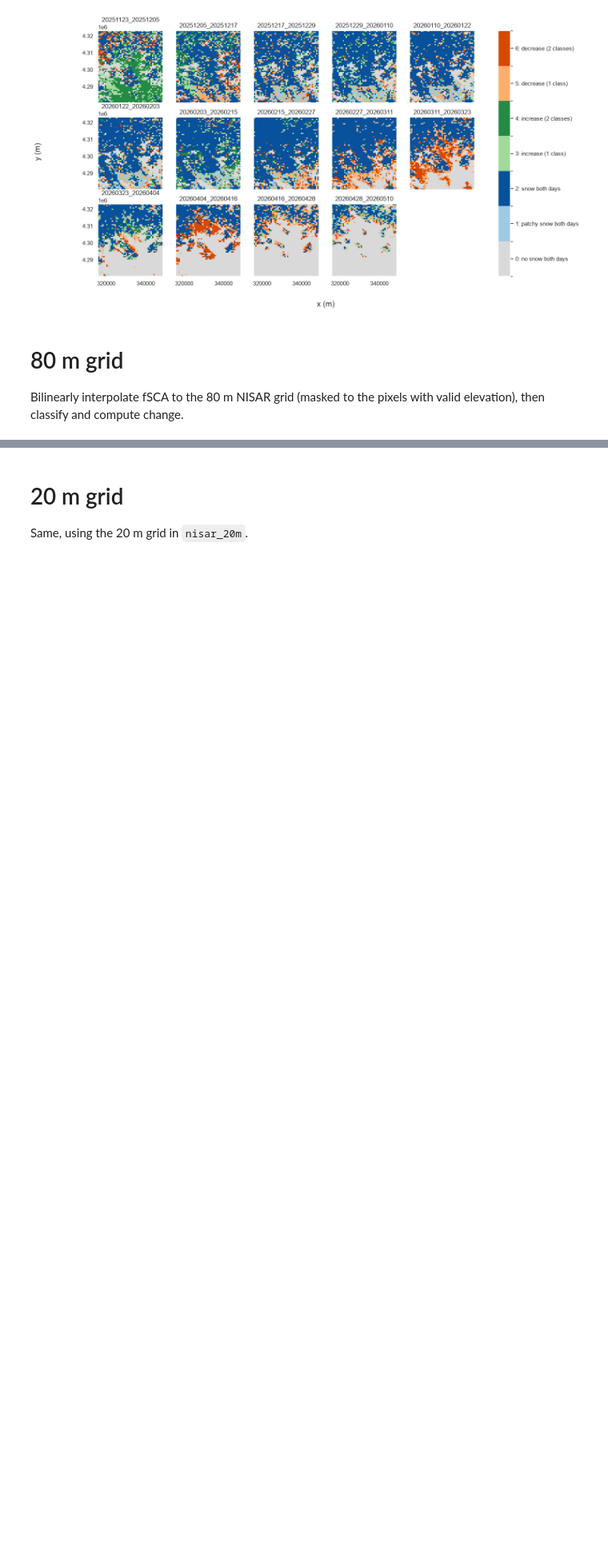
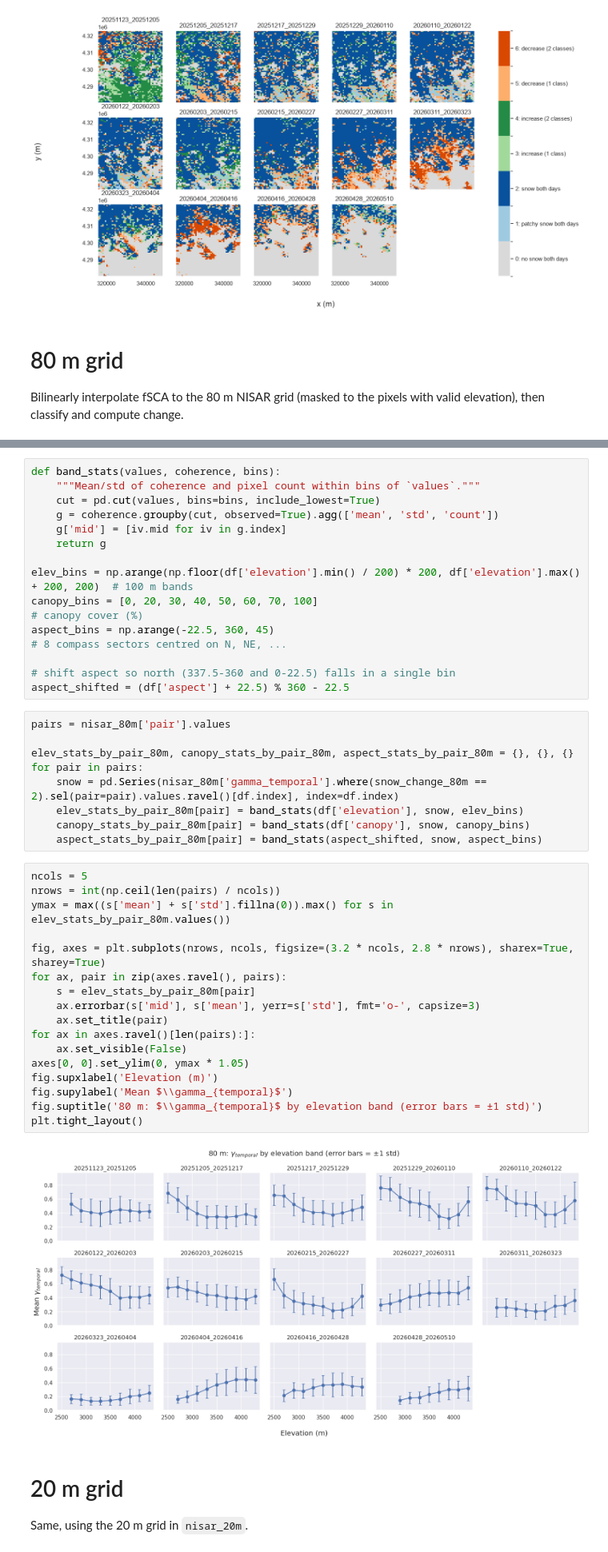
Before and after one commit to julober/nisar_snow_coherence, a Jupyter notebook: notebooks/6_fsca.ipynb, the cells around one changed output, grey strips where cells are left out. Shown at 80% size. Saved outputs shown, nothing was run; the diff lists cells and outputs as text; blank space fills up the shorter version.

```diff
--- a/notebooks/6_fsca.ipynb
+++ b/notebooks/6_fsca.ipynb
@@ -161,3 +193,45 @@ plot_change(snow_change_80m)
+# %%
+def band_stats(values, coherence, bins):
+    """Mean/std of coherence and pixel count within bins of `values`."""
+    cut = pd.cut(values, bins=bins, include_lowest=True)
+    g = coherence.groupby(cut, observed=True).agg(['mean', 'std', 'count'])
+    g['mid'] = [iv.mid for iv in g.index]
+    return g
+
+elev_bins = np.arange(np.floor(df['elevation'].min() / 200) * 200, df['elevation'].max() + 200, 200)  # 100 m bands
+canopy_bins = [0, 20, 30, 40, 50, 60, 70, 100]                                           # canopy cover (%)
+aspect_bins = np.arange(-22.5, 360, 45)                                                                # 8 compass sectors centred on N, NE, ...
+
+# shift aspect so north (337.5-360 and 0-22.5) falls in a single bin
+aspect_shifted = (df['aspect'] + 22.5) % 360 - 22.5
+# %%
+pairs = nisar_80m['pair'].values
+
+elev_stats_by_pair_80m, canopy_stats_by_pair_80m, aspect_stats_by_pair_80m = {}, {}, {}
+for pair in pairs:
+    snow = pd.Series(nisar_80m['gamma_temporal'].where(snow_change_80m == 2).sel(pair=pair).values.ravel()[df.index], index=df.index)
+    elev_stats_by_pair_80m[pair] = band_stats(df['elevation'], snow, elev_bins)
+    canopy_stats_by_pair_80m[pair] = band_stats(df['canopy'], snow, canopy_bins)
+    aspect_stats_by_pair_80m[pair] = band_stats(aspect_shifted, snow, aspect_bins)
+# %%
+ncols = 5
+nrows = int(np.ceil(len(pairs) / ncols))
+ymax = max((s['mean'] + s['std'].fillna(0)).max() for s in elev_stats_by_pair_80m.values())
+
+fig, axes = plt.subplots(nrows, ncols, figsize=(3.2 * ncols, 2.8 * nrows), sharex=True, sharey=True)
+for ax, pair in zip(axes.ravel(), pairs):
+    s = elev_stats_by_pair_80m[pair]
+    ax.errorbar(s['mid'], s['mean'], yerr=s['std'], fmt='o-', capsize=3)
+    ax.set_title(pair)
+for ax in axes.ravel()[len(pairs):]:
+    ax.set_visible(False)
+axes[0, 0].set_ylim(0, ymax * 1.05)
+fig.supxlabel('Elevation (m)')
+fig.supylabel('Mean $\\gamma_{temporal}$')
+fig.suptitle('80 m: $\\gamma_{temporal}$ by elevation band (error bars = ±1 std)')
+plt.tight_layout()
+# %% [output]
+[figure, added]
 # %% [markdown]
 # 20 m grid
 Same, using the 20 m grid in `nisar_20m`.
```
Also changed, not shown: parts of 7 cells of this notebook, 12 other files.
